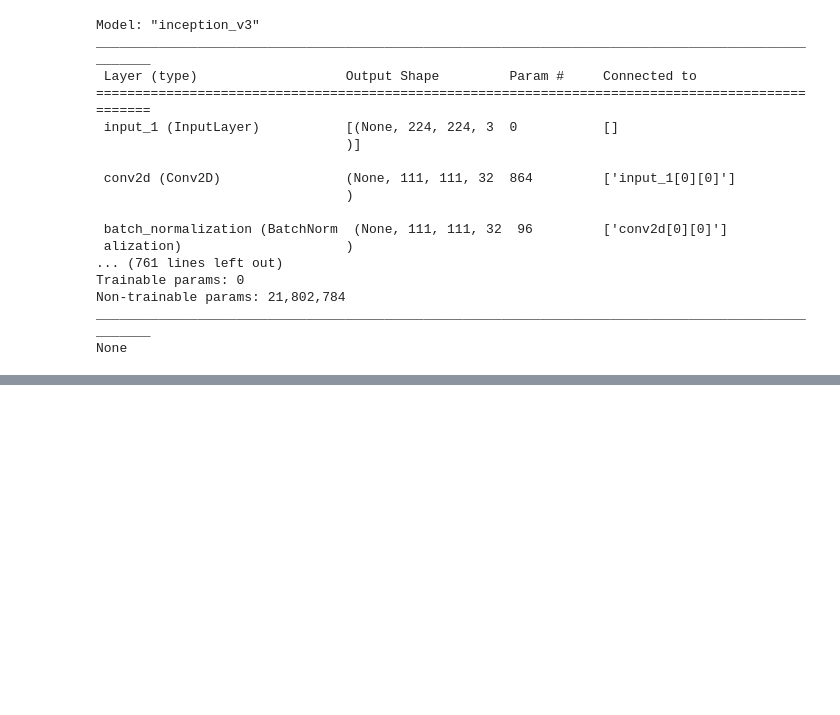
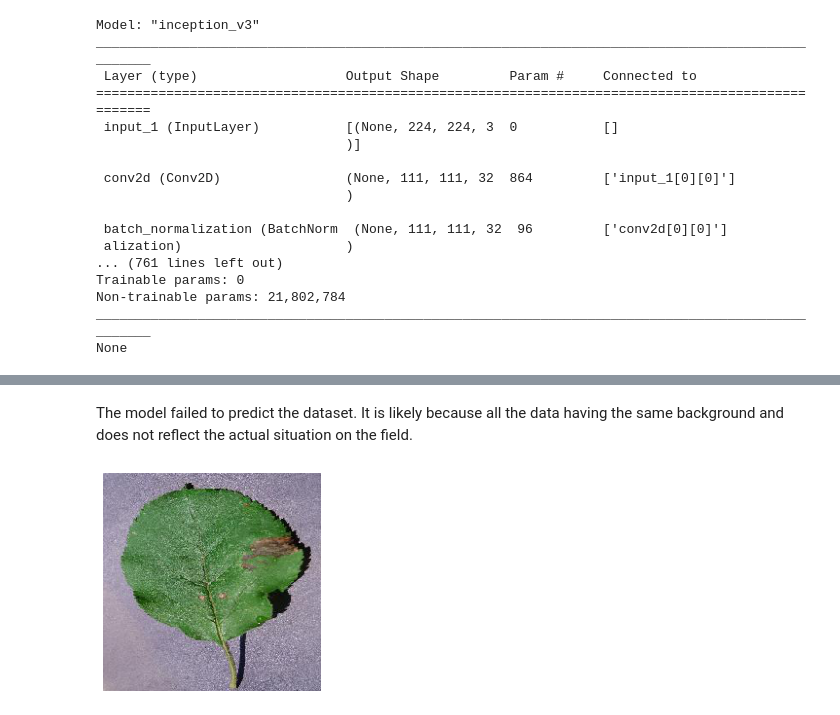
Before and after one commit to mhmmdhafidzr/PlantCare, a Jupyter notebook: PlantCare - Bangkit 2023 Capstone Project.ipynb, the cells around one changed output, grey strips where cells are left out. Saved outputs shown, nothing was run; the diff lists cells and outputs as text; code cells hidden in the pictures; blank space fills up the shorter version.

```diff
--- a/PlantCare - Bangkit 2023 Capstone Project.ipynb
+++ b/PlantCare - Bangkit 2023 Capstone Project.ipynb
@@ -153,0 +251,15 @@ KeyboardInterrupt:
+# %% [markdown]
+The model failed to predict the dataset. It is likely because all the data having the same background and does not reflect the actual situation on the field.
+# %%
+# Old dataset example
+image_path = '3b1299be-2602-451f-9877-93edd8bf09a8___JR_FrgE.S 2801.JPG'
+img = image.load_img(image_path, target_size=(224, 224))
+img = image.img_to_array(img)
+img = np.expand_dims(img, axis=0)
+img = img / 255.0  # Rescale pixel values to the range of [0, 1]
+
+plt.imshow(img[0])
+plt.axis('off')
+plt.show()
+# %% [output]
+[figure, added]
```
Also changed, not shown: parts of 32 cells of this notebook.
